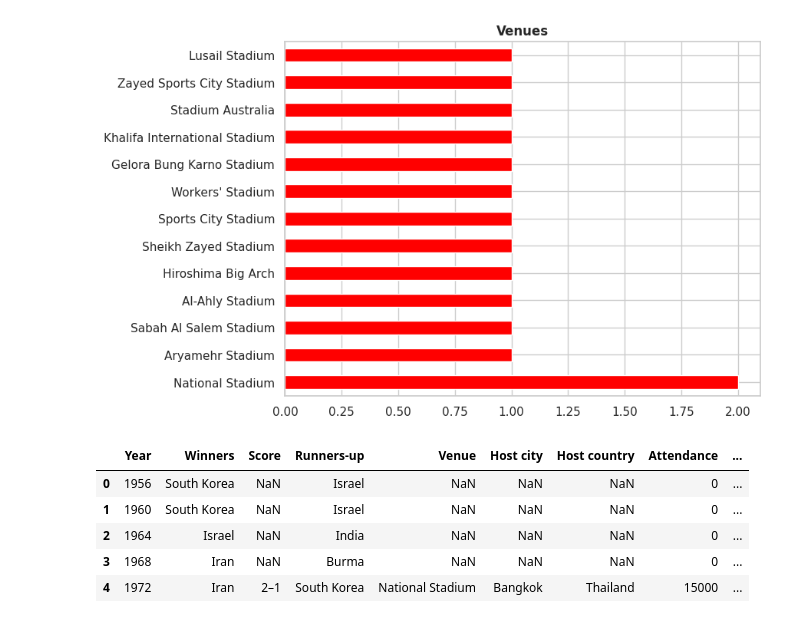
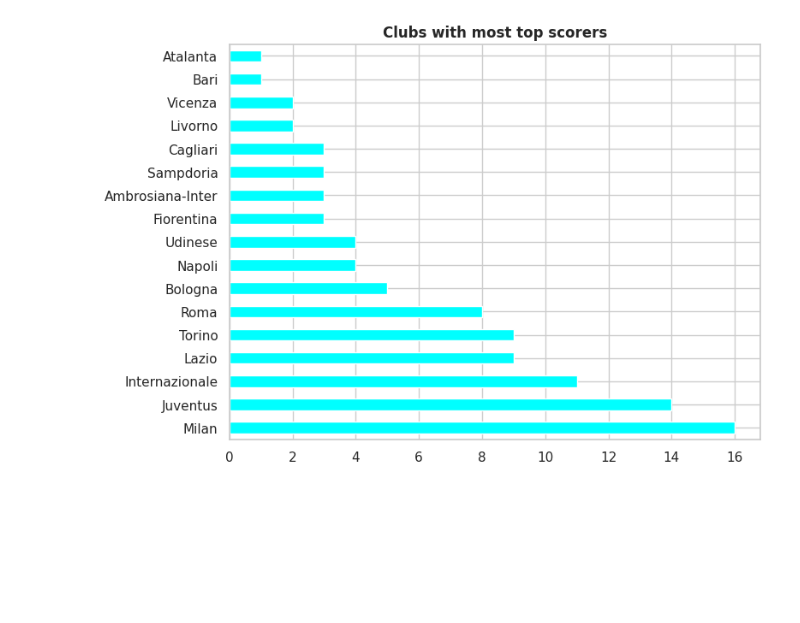
Before and after one commit to guilhermelaviola/SoccerCompetitionsStudy, a Jupyter notebook: SerieATIM.ipynb, the cells around one changed output. Drawn from its saved outputs; the diff is of its cells as text; code cells hidden in the pictures; blank space fills up the shorter version.

```diff
--- a/SerieATIM.ipynb
+++ b/SerieATIM.ipynb
@@ -10,9 +10,9 @@ sns.set(style = 'whitegrid')
 plt.style.use('seaborn-pastel')
 # %%
 # Importing the dataset:
-nt_tournaments = pd.ExcelFile('NT_tournaments_finals.xlsx')
-ac = pd.read_excel(nt_tournaments, 'AFC Asian Cup finals')
+italian_football = pd.ExcelFile('Italian Football.xlsx')
+sa = pd.read_excel(italian_football, 'Serie A TIM')
 
 # Displaying the last 5 champions:
-ac.tail()
+sa.tail()
 # %% [output]
@@ -82,29 +104,8 @@ plt.show()
 # %%
-# Displaying venues that hosted finals:
-ac['Venue'].value_counts().plot(kind = 'barh', color = 'red', figsize = (8, 6))
+# Displaying clubs with most top scorers:
+sa['Club 1'].value_counts().plot(kind = 'barh', color = 'cyan', figsize = (8, 6))
 plt.ylabel(None)
-plt.title('Venues', fontweight = 'bold')
+plt.title('Clubs with most top scorers', fontweight = 'bold')
 plt.show()
 # %% [output]
-[figure, old version]
+[figure, new version]
-# %%
-# Checking if the club won UEL at home or away:
-def champion_at_home(row):
-  winners_country = row['Winners']
-  host_country = row['Host country']
-  if winners_country == host_country:
-    result = 'Home'
-  else:
-    result = 'Away'
-  return result
-
-# Applying the function above on a column of the dataset and generating a new column as result:
-ac['Home champion?'] = ac.apply(champion_at_home, axis=1)
-ac.head()
-# %% [output]
-|  | Year | Winners | Score | Runners-up | Venue | Host city | Host country | Attendance | ... |
-| 0 | 1956 | South Korea | NaN | Israel | NaN | NaN | NaN | 0 | ... |
-| 1 | 1960 | South Korea | NaN | Israel | NaN | NaN | NaN | 0 | ... |
-| 2 | 1964 | Israel | NaN | India | NaN | NaN | NaN | 0 | ... |
-| 3 | 1968 | Iran | NaN | Burma | NaN | NaN | NaN | 0 | ... |
-| 4 | 1972 | Iran | 2–1 | South Korea | National Stadium | Bangkok | Thailand | 15000 | ... |
```
Also changed, not shown: parts of 12 cells of this notebook.
